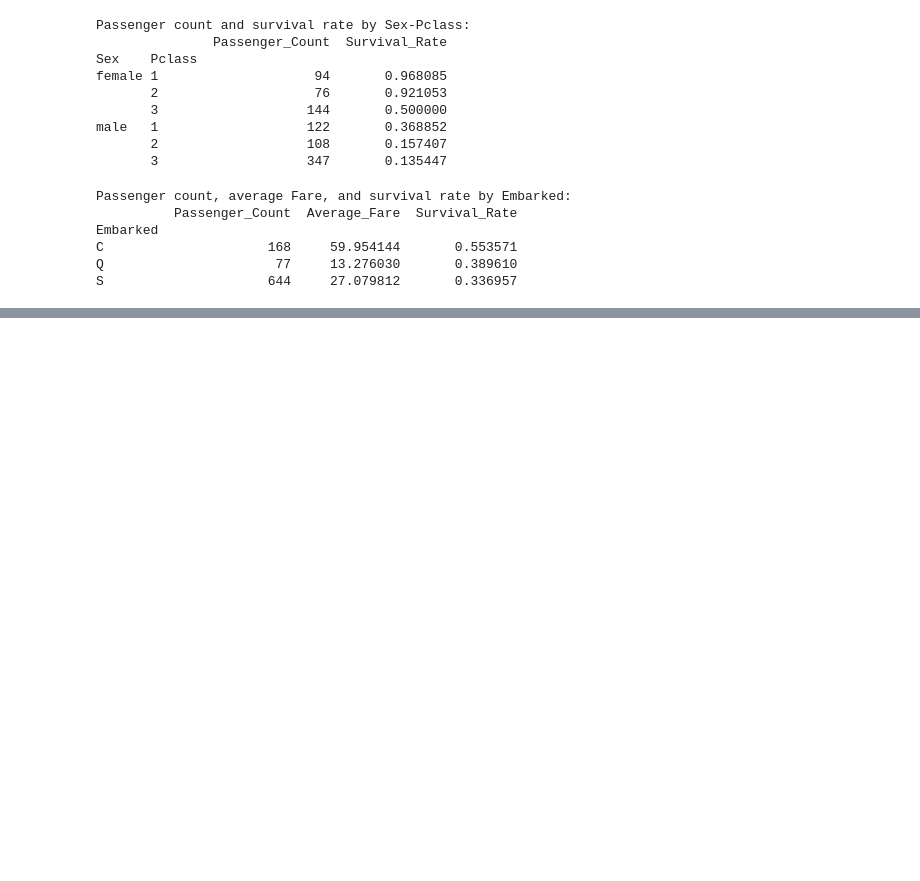
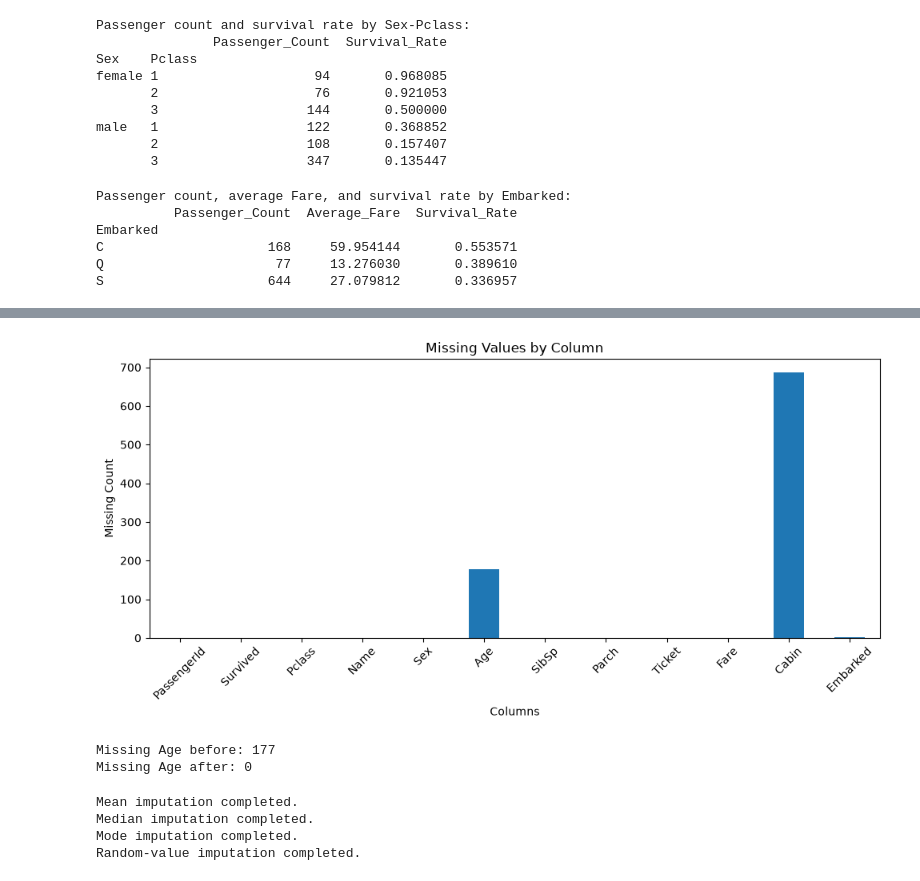
Before and after one commit to aaryaa30/202618036_AryaSuthar_DS605, a Jupyter notebook: 202618036_LAB02_DS605/202618036_LAB02_DS605.ipynb, the cells around one changed output, grey strips where cells are left out. Cells and saved outputs as stored; diff of their text form; code cells hidden in the pictures; blank space fills up the shorter version.

```diff
--- a/202618036_LAB02_DS605/202618036_LAB02_DS605.ipynb
+++ b/202618036_LAB02_DS605/202618036_LAB02_DS605.ipynb
@@ -659,0 +662,12 @@ S                     644     27.079812       0.336957
+# %%
+#Find the missing-value count and percentage for every column. Plot missing counts as a bar chart.
+missing_count = df.isnull().sum()
+
+missing_percentage = (missing_count / len(df)) * 100
+
+missing_summary = pd.DataFrame({
+    "Missing_Count": missing_count,
+    "Missing_Percentage": missing_percentage
+})
+
+print(missing_summary)
@@ -659,0 +688,60 @@ S                     644     27.079812       0.336957
+# %%
+#plotting
+plt.figure(figsize=(10, 5))
+
+missing_count.plot(kind="bar")
+
+plt.title("Missing Values by Column")
+plt.xlabel("Columns")
+plt.ylabel("Missing Count")
+plt.xticks(rotation=45)
+
+plt.tight_layout()
+plt.savefig("missing_values.png")
+plt.show()
+# %% [output]
+[figure, added]
+# %%
+#Fill missing Age values with the mean Age. Show missing counts before and after.
+print("Missing Age before:", df["Age"].isnull().sum())
+
+mean_age = df["Age"].mean()
+
+df["Age"] = df["Age"].fillna(mean_age)
+
+print("Missing Age after:", df["Age"].isnull().sum())
+# %% [output]
+Missing Age before: 177
+Missing Age after: 0
+# %%
+#filling NaN values by imputing using: mean, median, mode, random value
+#mean
+age_mean = df["Age"].fillna(df["Age"].mean())
+
+#median
+age_median = df["Age"].fillna(df["Age"].median())
+
+#mode
+age_mode = df["Age"].fillna(df["Age"].mode()[0])
+
+#ranfom value
+age_random = df["Age"].copy()
+
+missing_indices = age_random[age_random.isnull()].index
+
+random_values = df["Age"].dropna().sample(
+    n=len(missing_indices),
+    random_state=42
+).values
+
+age_random.loc[missing_indices] = random_values
+
+print("Mean imputation completed.")
+print("Median imputation completed.")
+print("Mode imputation completed.")
+print("Random-value imputation completed.")
+# %% [output]
+Mean imputation completed.
+Median imputation completed.
+Mode imputation completed.
+Random-value imputation completed.
```
Also changed, not shown: parts of 16 cells of this notebook, 6 other files.
